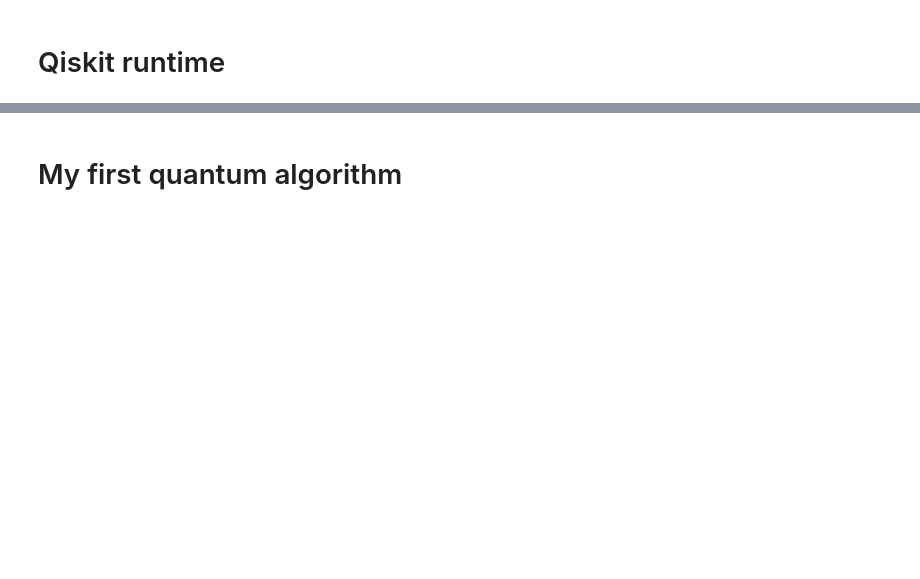
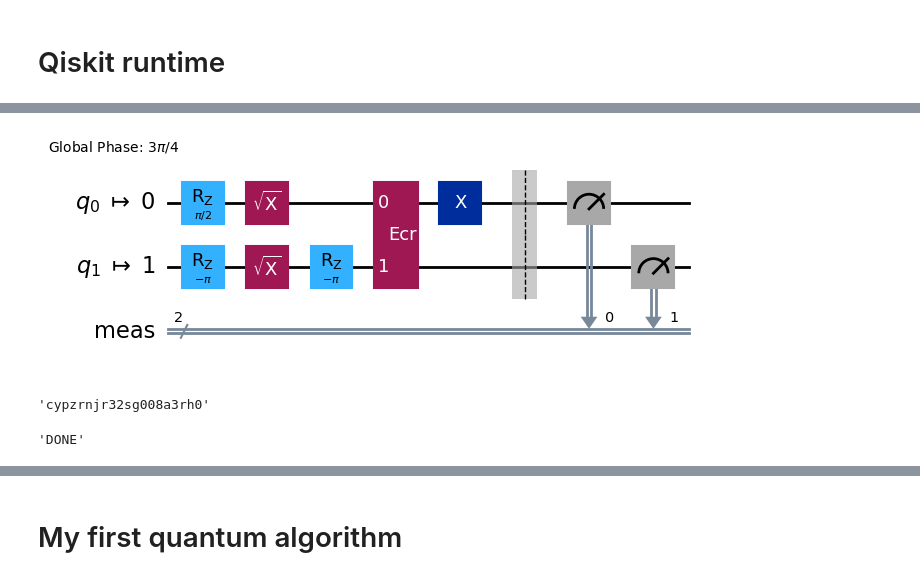
Before and after one commit to DuarteMagano/Hello-Quantum-World, a Jupyter notebook: tutorial_master.ipynb, the cells around one changed output, grey strips where cells are left out. Drawn from its saved outputs; the diff is of its cells as text; code cells hidden in the pictures; blank space fills up the shorter version.

```diff
--- a/tutorial_master.ipynb
+++ b/tutorial_master.ipynb
@@ -201,0 +239,8 @@ plot_histogram(counts)
+# %%
+# Ligar à conta da IBM
+from qiskit_ibm_runtime import QiskitRuntimeService
+from qiskit_ibm_runtime import SamplerV2
+from google.colab import userdata
+
+TOKEN = userdata.get('TOKEN')
+service = QiskitRuntimeService(channel="ibm_quantum", token=TOKEN)
@@ -201,0 +253,11 @@ plot_histogram(counts)
+# %%
+pass_manager = generate_preset_pass_manager(
+    backend=backend,
+    optimization_level=1
+)
+# %%
+# Transpile circuit
+isa_qc = pass_manager.run(qc)
+isa_qc.draw('mpl', idle_wires=False)
+# %% [output]
+[figure, added]
@@ -201,0 +266,9 @@ plot_histogram(counts)
+# %%
+job = sampler.run([isa_qc], shots=128)
+job.job_id()
+# %% [output]
+'cypzrnjr32sg008a3rh0'
+# %%
+job.status()
+# %% [output]
+'DONE'
```
Also changed, not shown: parts of 20 cells of this notebook.
